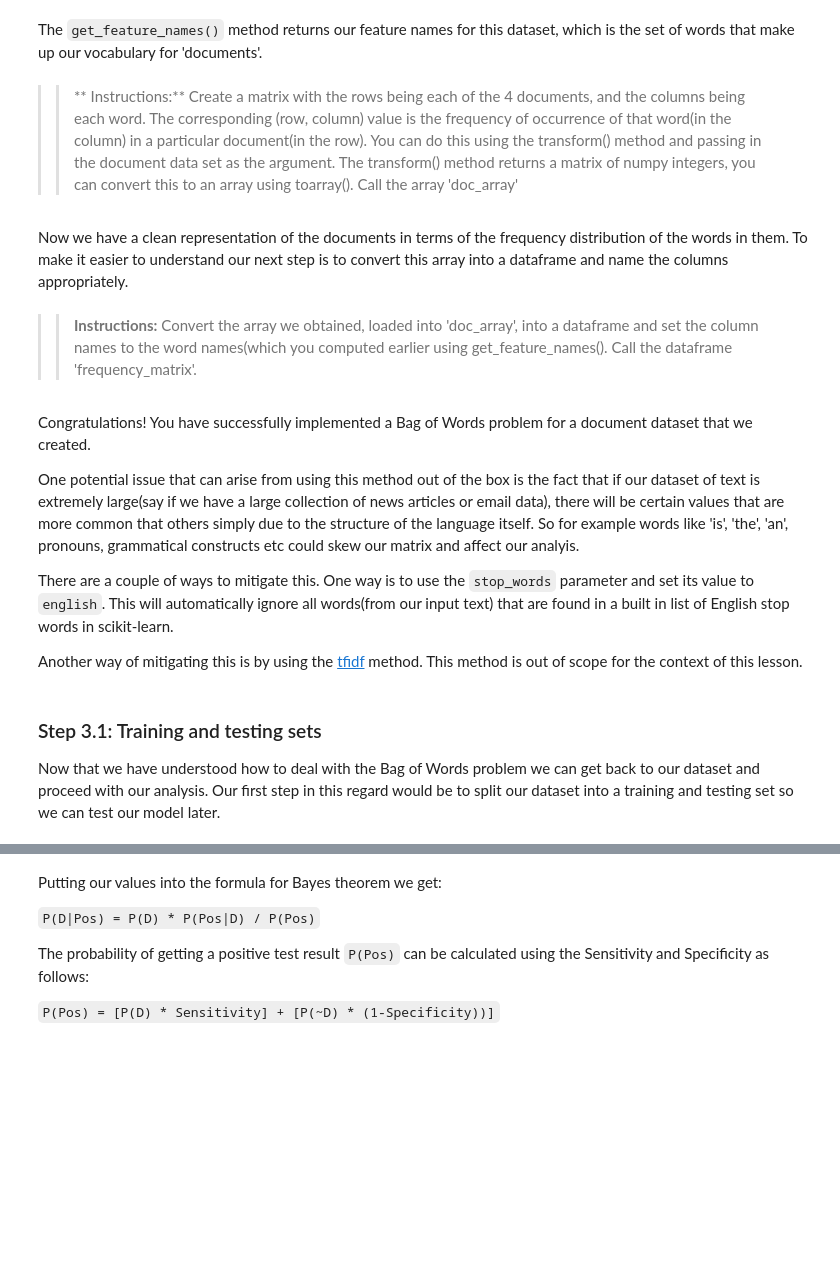
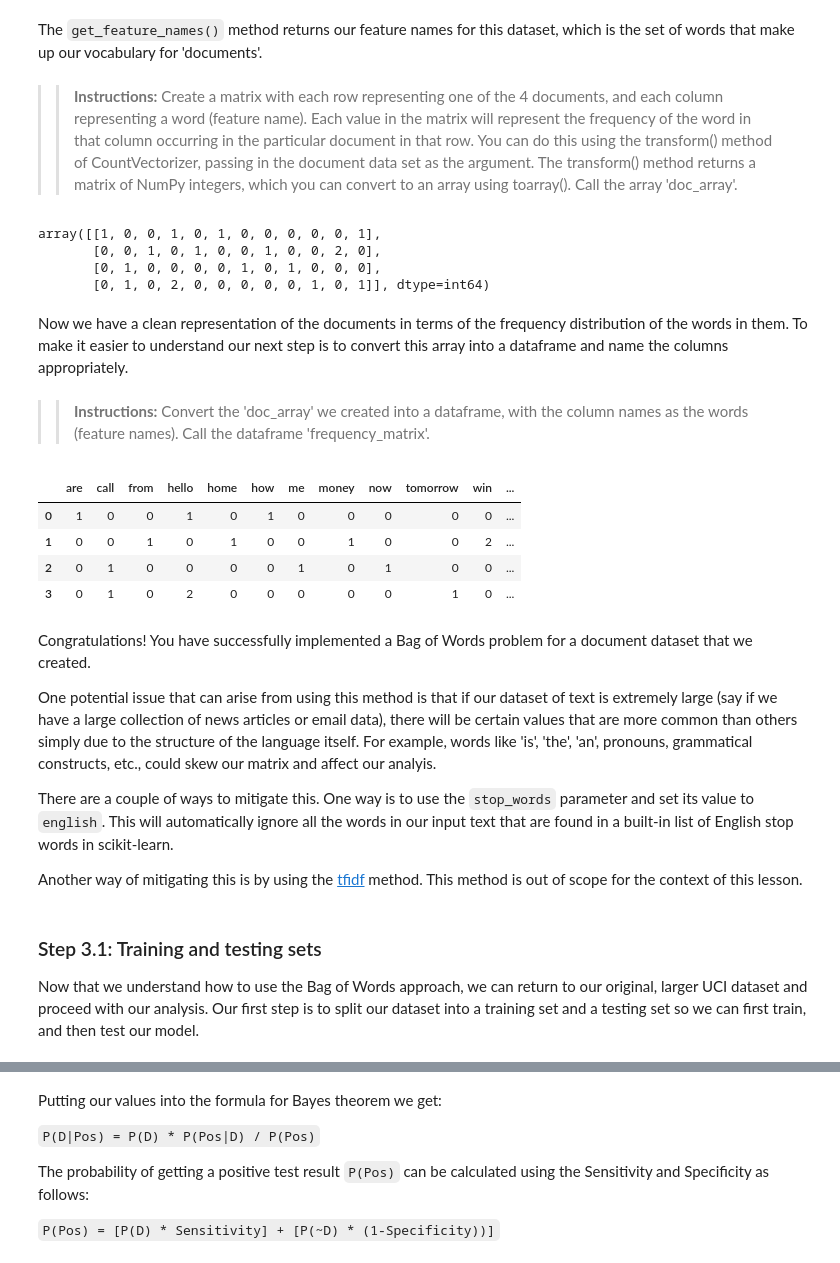
Before and after one commit to AhmadAbdElhameed/NLP, a Jupyter notebook: Bayesian_Inference.ipynb, the cells around one changed output, grey strips where cells are left out. Cells and saved outputs as stored; diff of their text form; code cells hidden in the pictures; blank space fills up the shorter version.

```diff
--- a/Bayesian_Inference.ipynb
+++ b/Bayesian_Inference.ipynb
@@ -249,5 +279,5 @@ Import the sklearn.feature_extraction.text.CountVectorizer method and create an
 Solution
 '''
 from sklearn.feature_extraction.text import CountVectorizer
-count_vector = # TODO
+count_vector = CountVectorizer()# TODO
 # %% [markdown]
@@ -289,43 +341,51 @@ count_vector.get_feature_names()
 # %% [markdown]
 The `get_feature_names()` method returns our feature names for this dataset, which is the set of words that make up our vocabulary for 'documents'.
 # %% [markdown]
->>**
-Instructions:**
-Create a matrix with the rows being each of the 4 documents, and the columns being each word.
-The corresponding (row, column) value is the frequency of occurrence of that word(in the column) in a particular
-document(in the row). You can do this using the transform() method and passing in the document data set as the
-argument. The transform() method returns a matrix of numpy integers, you can convert this to an array using
-toarray(). Call the array 'doc_array'
+>>**Instructions:**
+Create a matrix with each row representing one of the 4 documents, and each column representing a word (feature name).
+Each value in the matrix will represent the frequency of the word in that column occurring in the particular document in that row.
+You can do this using the transform() method of CountVectorizer, passing in the document data set as the argument. The transform() method returns a matrix of NumPy integers, which you can convert to an array using
+toarray(). Call the array 'doc_array'.
 # %%
 '''
 Solution
 '''
-doc_array = # TODO
+doc_array = count_vector.fit_transform(documents).toarray()# TODO
 doc_array
+# %% [output]
+array([[1, 0, 0, 1, 0, 1, 0, 0, 0, 0, 0, 1],
+       [0, 0, 1, 0, 1, 0, 0, 1, 0, 0, 2, 0],
+       [0, 1, 0, 0, 0, 0, 1, 0, 1, 0, 0, 0],
+       [0, 1, 0, 2, 0, 0, 0, 0, 0, 1, 0, 1]], dtype=int64)
 # %% [markdown]
 Now we have a clean representation of the documents in terms of the frequency distribution of the words in them. To make it easier to understand our next step is to convert this array into a dataframe and name the columns appropriately.
 # %% [markdown]
 >>**Instructions:**
-Convert the array we obtained, loaded into 'doc_array', into a dataframe and set the column names to
-the word names(which you computed earlier using get_feature_names(). Call the dataframe 'frequency_matrix'.
+Convert the 'doc_array' we created into a dataframe, with the column names as the words (feature names). Call the dataframe 'frequency_matrix'.
 # %%
 '''
 Solution
 '''
-frequency_matrix = pd.DataFrame(# TODO))
+frequency_matrix = pd.DataFrame(data = doc_array,columns=count_vector.get_feature_names())# TODO
 frequency_matrix
+# %% [output]
+|  | are | call | from | hello | home | how | me | money | now | tomorrow | win | ... |
+| 0 | 1 | 0 | 0 | 1 | 0 | 1 | 0 | 0 | 0 | 0 | 0 | ... |
+| 1 | 0 | 0 | 1 | 0 | 1 | 0 | 0 | 1 | 0 | 0 | 2 | ... |
+| 2 | 0 | 1 | 0 | 0 | 0 | 0 | 1 | 0 | 1 | 0 | 0 | ... |
+| 3 | 0 | 1 | 0 | 2 | 0 | 0 | 0 | 0 | 0 | 1 | 0 | ... |
 # %% [markdown]
 Congratulations! You have successfully implemented a Bag of Words problem for a document dataset that we created.
 
-One potential issue that can arise from using this method out of the box is the fact that if our dataset of text is extremely large(say if we have a large collection of news articles or email data), there will be certain values that are more common that others simply due to the structure of the language itself. So for example words like 'is', 'the', 'an', pronouns, grammatical constructs etc could skew our matrix and affect our analyis.
+One potential issue that can arise from using this method is that if our dataset of text is extremely large (say if we have a large collection of news articles or email data), there will be certain values that are more common than others simply due to the structure of the language itself. For example, words like 'is', 'the', 'an', pronouns, grammatical constructs, etc., could skew our matrix and affect our analyis.
 
-There are a couple of ways to mitigate this. One way is to use the `stop_words` parameter and set its value to `english`. This will automatically ignore all words(from our input text) that are found in a built in list of English stop words in scikit-learn.
+There are a couple of ways to mitigate this. One way is to use the `stop_words` parameter and set its value to `english`. This will automatically ignore all the words in our input text that are found in a built-in list of English stop words in scikit-learn.
 
 Another way of mitigating this is by using the [tfidf](http://scikit-learn.org/stable/modules/generated/sklearn.feature_extraction.text.TfidfVectorizer.html#sklearn.feature_extraction.text.TfidfVectorizer) method. This method is out of scope for the context of this lesson.
 # %% [markdown]
 ### Step 3.1: Training and testing sets ###
 
-Now that we have understood how to deal with the Bag of Words problem we can get back to our dataset and proceed with our analysis. Our first step in this regard would be to split our dataset into a training and testing set so we can test our model later.
+Now that we understand how to use the Bag of Words approach, we can return to our original, larger UCI dataset and proceed with our analysis. Our first step is to split our dataset into a training set and a testing set so we can first train, and then test our model.
 # %% [markdown]
 
 >>**Instructions:**
```
Also changed, not shown: parts of 40 cells of this notebook.
